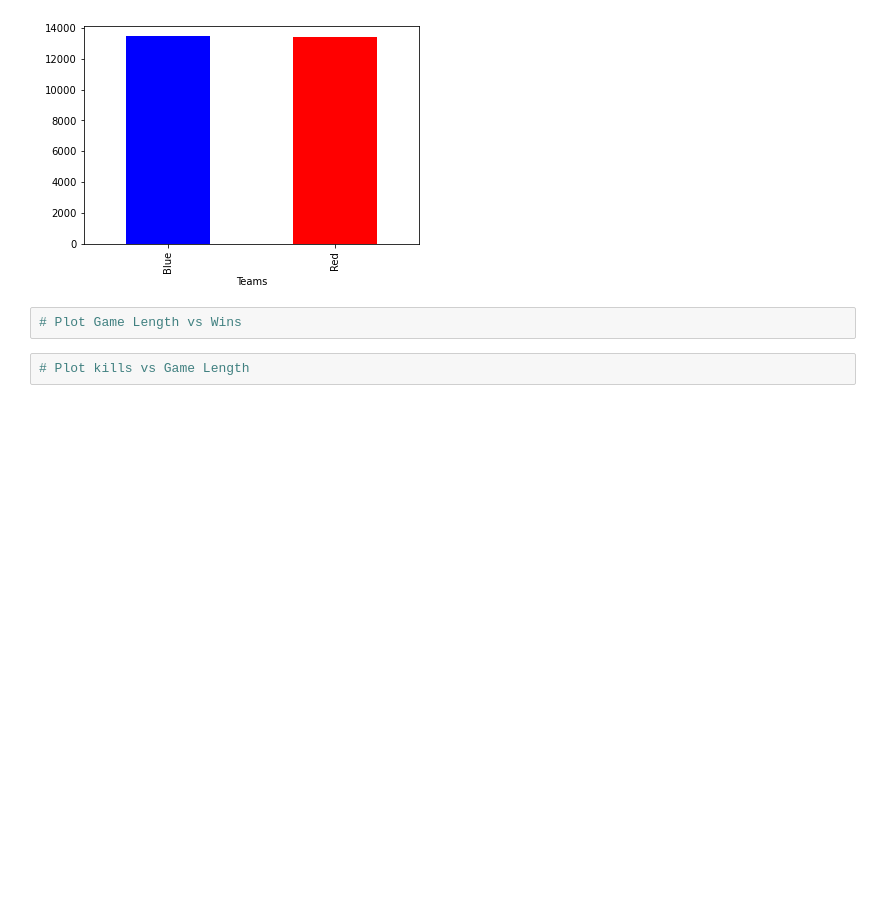
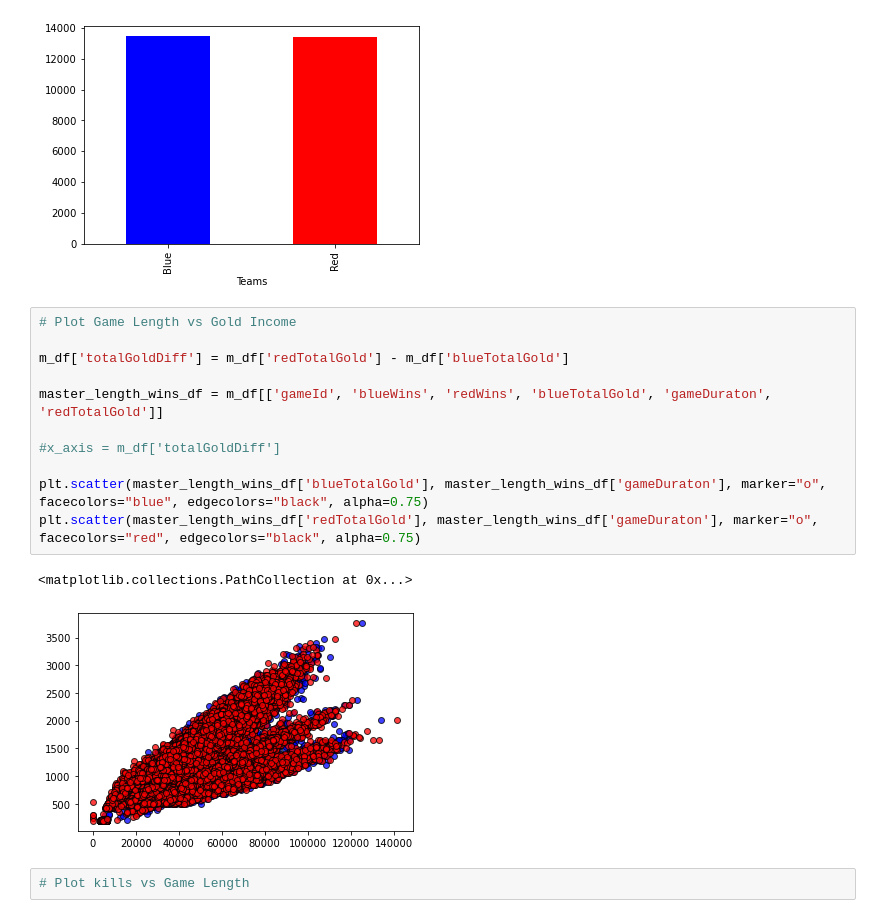
Before and after one commit to josephchancey/riot-lol-match-trends, a Jupyter notebook: Notebooks/LoL Trend Analysis.ipynb, the cells around one changed output. Saved outputs shown, nothing was run; the diff lists cells and outputs as text; blank space fills up the shorter version.

```diff
--- a/Notebooks/LoL Trend Analysis.ipynb
+++ b/Notebooks/LoL Trend Analysis.ipynb
@@ -238,8 +341,20 @@ Blue won a total of 13454 matches.
 Red won a total of 13450 matches.
 The difference is 4 - in favor of the Blue team.
 [figure]
-# %%
-# Plot Game Length vs Wins
+# %%
+# Plot Game Length vs Gold Income
+
+m_df['totalGoldDiff'] = m_df['redTotalGold'] - m_df['blueTotalGold']
+
+master_length_wins_df = m_df[['gameId', 'blueWins', 'redWins', 'blueTotalGold', 'gameDuraton', 'redTotalGold']]
+
+#x_axis = m_df['totalGoldDiff']
+
+plt.scatter(master_length_wins_df['blueTotalGold'], master_length_wins_df['gameDuraton'], marker="o", facecolors="blue", edgecolors="black", alpha=0.75)
+plt.scatter(master_length_wins_df['redTotalGold'], master_length_wins_df['gameDuraton'], marker="o", facecolors="red", edgecolors="black", alpha=0.75)
+# %% [output]
+<matplotlib.collections.PathCollection at 0x...>
+[figure, added]
 # %%
 # Plot kills vs Game Length
 # %%
```
Also changed, not shown: parts of 4 cells of this notebook.
